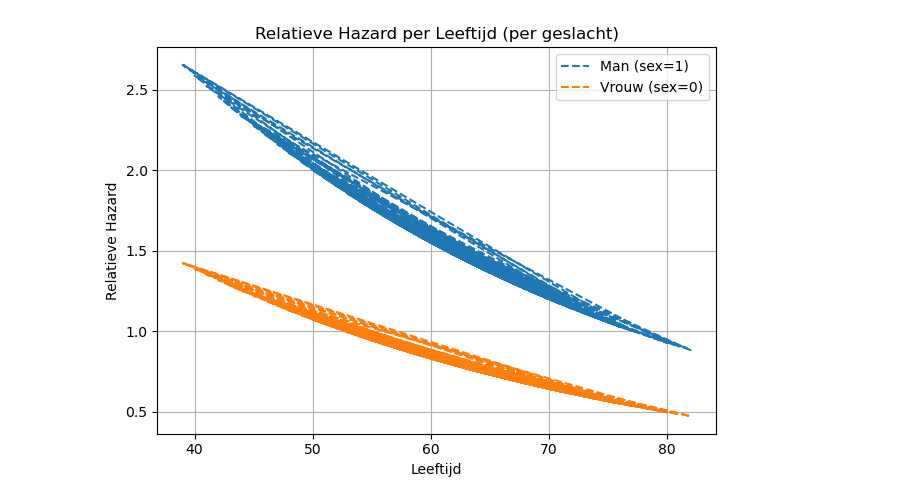
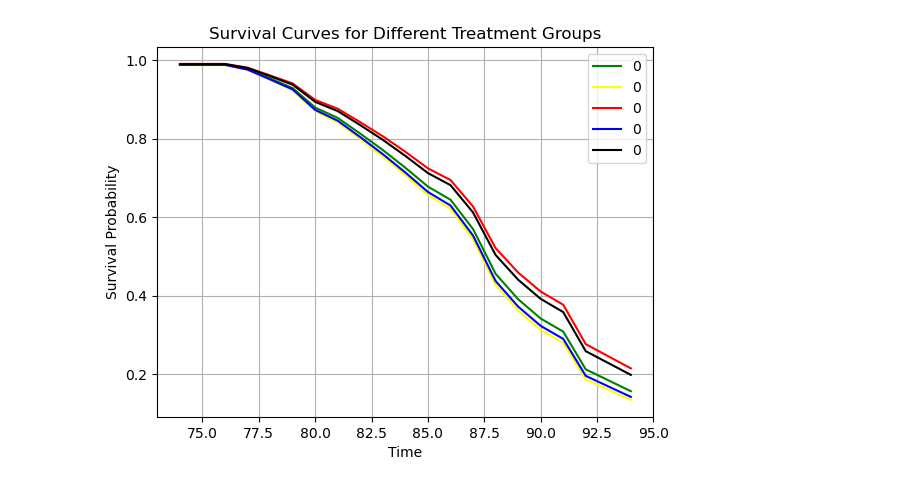
Before and after one commit to Oriantar/IMINDAA, a Jupyter notebook: coxmodel.ipynb, the cells around one changed output. Saved outputs shown, nothing was run; the diff lists cells and outputs as text; code cells hidden in the pictures.

Commit message:
added the data set and real thing

```diff
--- a/coxmodel.ipynb
+++ b/coxmodel.ipynb
@@ -60,7 +48,0 @@ dtype: int64
-# %%
-data["ph.karno"].fillna(data["ph.karno"].mean(), inplace = True)
-data["pat.karno"].fillna(data["pat.karno"].mean(), inplace = True)
-data["meal.cal"].fillna(data["meal.cal"].mean(), inplace = True)
-data["wt.loss"].fillna(data["wt.loss"].mean(), inplace = True)
-data.dropna(inplace=True)
-data["ph.ecog"] = data["ph.ecog"].astype("int64")
@@ -84,10 +49,13 @@ data.shape
 # %%
-time = "time"
-event = "status"
-method = "sex"
+
+time = "TIME"
+event = "F20CRF"
+method = "chemo"
+method1 = "later"
+method2 = "hormonth"
+method3 = "neoadjther"
 T = data[time]
 E = data[event]
-M = data[method]
 plt.hist(T, bins = 50)
 plt.show()
 # %% [output]
@@ -102,6 +70,6 @@ kmf.plot_survival_function()
 # %%
 cph = CoxPHFitter()
-columns = [time, event, method, 'age']
+columns = [time, event, method, method1, method2, method3]
 cph.fit(data[columns], duration_col = time, event_col = event)
 cph.print_summary()
 # %% [output]
@@ -128,33 +98,24 @@ cph.plot()
 # %%
-# Data voor sex = 1
-X_plot_male = pdf.DataFrame({
-    'sex': [1] * len(data['age']),
-    'age': data['age']
-})
+group_1 = pd.DataFrame({ method : [0], method1 : [0], method2: [0], method3: [0]})
+group_2 = pd.DataFrame({ method : [1], method1 : [0], method2: [0], method3: [0]})
+group_3 = pd.DataFrame({ method : [0], method1 : [1], method2: [0], method3: [0]})
+group_4 = pd.DataFrame({ method : [0], method1 : [0], method2: [1], method3: [0]})
+group_5 = pd.DataFrame({ method : [0], method1 : [0], method2: [0], method3: [1]})
 
-X_plot_female = pdf.DataFrame({
-    'sex': [0] * len(data['age']),
-    'age': data['age']
-})
-
-# Zorg dat de index uniek is
-X_plot_male.index = range(len(X_plot_male))
-X_plot_female.index = range(len(X_plot_female))
-
-# Bereken de relatieve hazards
-hazard_ratios_male = cph.predict_partial_hazard(X_plot_male)
-hazard_ratios_female = cph.predict_partial_hazard(X_plot_female)
+ax = cph.predict_survival_function(group_1).plot(label="Chemo=0, Later=0, hormonth=0, neoadjther=0", linestyle='-', color="green")
+cph.predict_survival_function(group_2).plot(ax=ax, label="Chemo=1, Later=0, hormonth=0, neoadjther=0", linestyle='-', color="yellow")
+cph.predict_survival_function(group_3).plot(ax=ax, label="Chemo=0, Later=1, hormonth=0, neoadjther=0", linestyle='-', color="red")
+cph.predict_survival_function(group_4).plot(ax=ax, label="Chemo=0, Later=0, hormonth=1, neoadjther=0", linestyle='-', color="blue")
+cph.predict_survival_function(group_5).plot(ax=ax, label="Chemo=0, Later=0, hormonth=0, neoadjther=1", linestyle='-', color="black")
 
 
-# Voeg toe aan de grafiek
-plt.plot(data['age'], hazard_ratios_male, linestyle='--', label='Man (sex=1)')
-plt.plot(data['age'], hazard_ratios_female, linestyle='--', label='Vrouw (sex=0)')
-plt.title('Relatieve Hazard per Leeftijd (per geslacht)')
-plt.xlabel('Leeftijd')
-plt.ylabel('Relatieve Hazard')
+# Finalize plot
+plt.title("Survival Curves for Different Treatment Groups")
+plt.xlabel("Time")
+
+plt.ylabel("Survival Probability")
 plt.grid(True)
 plt.legend()
-plt.tight_layout()
 plt.show()
 # %% [output]
-[figure, old version]
+[figure, new version]
```
Also changed, not shown: parts of 13 cells of this notebook, 2 other files.
